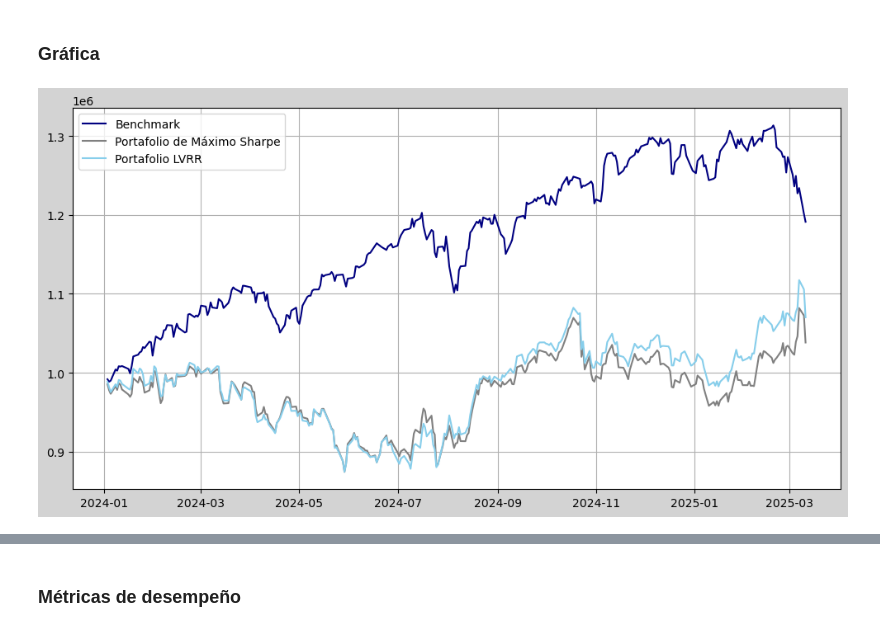
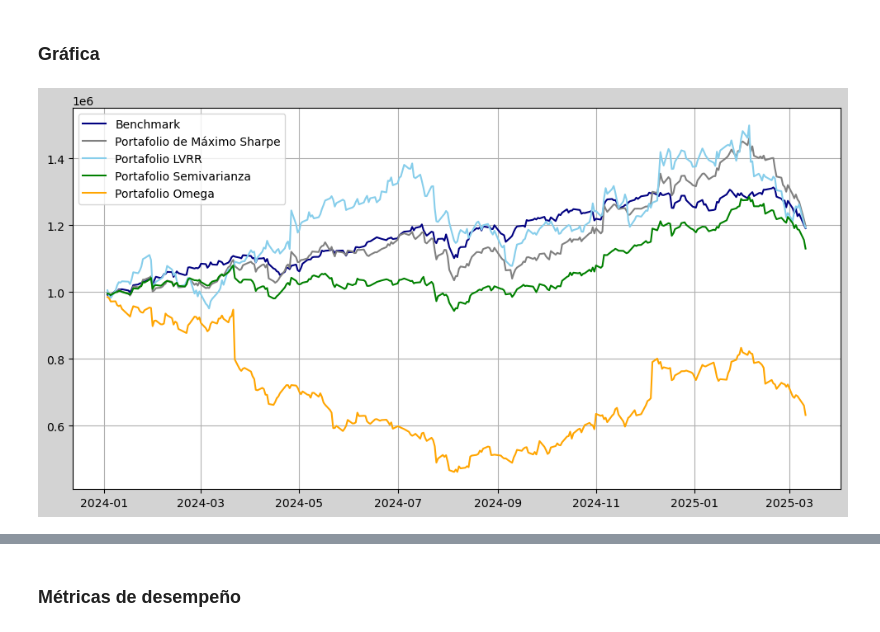
Before and after one commit to LuisMB09/admin_de_riesgos, a Jupyter notebook: Proyecto_Admin.ipynb, the cells around one changed output, grey strips where cells are left out. Saved outputs shown, nothing was run; the diff lists cells and outputs as text; code cells hidden in the pictures.

```diff
--- a/Proyecto_Admin.ipynb
+++ b/Proyecto_Admin.ipynb
@@ -205,6 +288,7 @@ start_test = '2024-01-01'
 end_test = '2025-03-12'
 #end_test = datetime.datetime.today().strftime('%Y-%m-%d')
 
+benchmark_train = benchmark_data.loc[start_date:end_date]
 benchmark_test = benchmark_data.loc[start_test:end_test]
 
 price_train = price.loc[start_date:end_date]
@@ -226,6 +310,6 @@ vt.plot_weights(tickers, w_sharpe)
 # %% [markdown]
 ### Liquidity Variance Return Ratio (LVRR)
 # %%
-w_lvrr = lvrr(price_train, volume_train, rt_train, pv, rf)
+w_lvrr = lvrr(price_train, volume_train, pv, rf)
 vt.plot_weights(tickers, w_lvrr)
 # %% [output]
@@ -232,0 +319,3 @@ vt.plot_weights(tickers, w_lvrr)
+# %%
+w_semivariance = semivariance(price_train, benchmark_train)
+vt.plot_weights(tickers, w_semivariance)
@@ -232,0 +326,3 @@ vt.plot_weights(tickers, w_lvrr)
+# %%
+w_omega = omega(price_train, benchmark_train)
+vt.plot_weights(tickers, w_omega)
@@ -236,44 +334,56 @@ vt.plot_weights(tickers, w_lvrr)
 # Returns
 sharpe_returns = portfolio_return(rt_test, w_sharpe)
 lvrr_returns = portfolio_return(rt_test, w_lvrr)
+semivariance_returns = portfolio_return(rt_test, w_semivariance)
+omega_returns = portfolio_return(rt_test, w_omega)
 
 cumulative_sharpe_returns = (1 + sharpe_returns).cumprod()
 cumulative_lvrr_returns = (1 + lvrr_returns).cumprod()
+cumulative_semivariance_returns = (1 + semivariance_returns).cumprod()
+cumulative_omega_returns = (1 + omega_returns).cumprod()
 
 cumulative_benchmark_returns = (1 + rt_benchmark_test).cumprod()
 
 # DataFrames
 cumulative_returns = pd.DataFrame({
     'Benchmark': cumulative_benchmark_returns.squeeze(),
     'Sharpe': pd.Series(cumulative_sharpe_returns, index=rt_test.index),
-    'LVRR': pd.Series(cumulative_lvrr_returns, index=rt_test.index)
+    'LVRR': pd.Series(cumulative_lvrr_returns, index=rt_test.index),
+    'Semivariance': pd.Series(cumulative_semivariance_returns, index=rt_test.index),
+    'Omega': pd.Series(cumulative_omega_returns, index=rt_test.index)
 })
 
 cumulative_returns_money = pd.DataFrame({
     'Benchmark': cumulative_benchmark_returns.squeeze() * 1000000,
     'Sharpe': pd.Series(cumulative_sharpe_returns, index=rt_test.index) * 1000000,
-    'LVRR': pd.Series(cumulative_lvrr_returns, index=rt_test.index) * 1000000
+    'LVRR': pd.Series(cumulative_lvrr_returns, index=rt_test.index) * 1000000,
+    'Semivariance': pd.Series(cumulative_semivariance_returns, index=rt_test.index) * 1000000,
+    'Omega': pd.Series(cumulative_omega_returns, index=rt_test.index) * 1000000
 })
 
 pd.set_option('display.float_format', '{:.2%}'.format)
 df_optimal = pd.DataFrame({
     'Ticker': tickers,
     'Sharpe': w_sharpe,
-    'LVRR': w_lvrr
+    'LVRR': w_lvrr,
+    'Semivariance': w_semivariance,
+    'Omega': w_omega
 })
 df_optimal.set_index('Ticker', inplace=True)
 
 # Plots
 plt.figure(figsize=(12, 6))
 
 plt.plot(cumulative_returns_money['Benchmark'], label='Benchmark', c = 'navy')
 plt.plot(cumulative_returns_money['Sharpe'], label='Portafolio de Máximo Sharpe', c = 'gray')
 plt.plot(cumulative_returns_money['LVRR'], label='Portafolio LVRR', c = 'skyblue')
+plt.plot(cumulative_returns_money['Semivariance'], label='Portafolio Semivarianza', c = 'green')
+plt.plot(cumulative_returns_money['Omega'], label='Portafolio Omega', c = 'orange')
 
 plt.legend()
 plt.grid();
 # %% [output]
-[figure, old version]
+[figure, new version]
 # %%
 print(f'Pesos óptmio de las estrategias')
 display(df_optimal.T)
```
Also changed, not shown: parts of 19 cells of this notebook, 1 other file.
